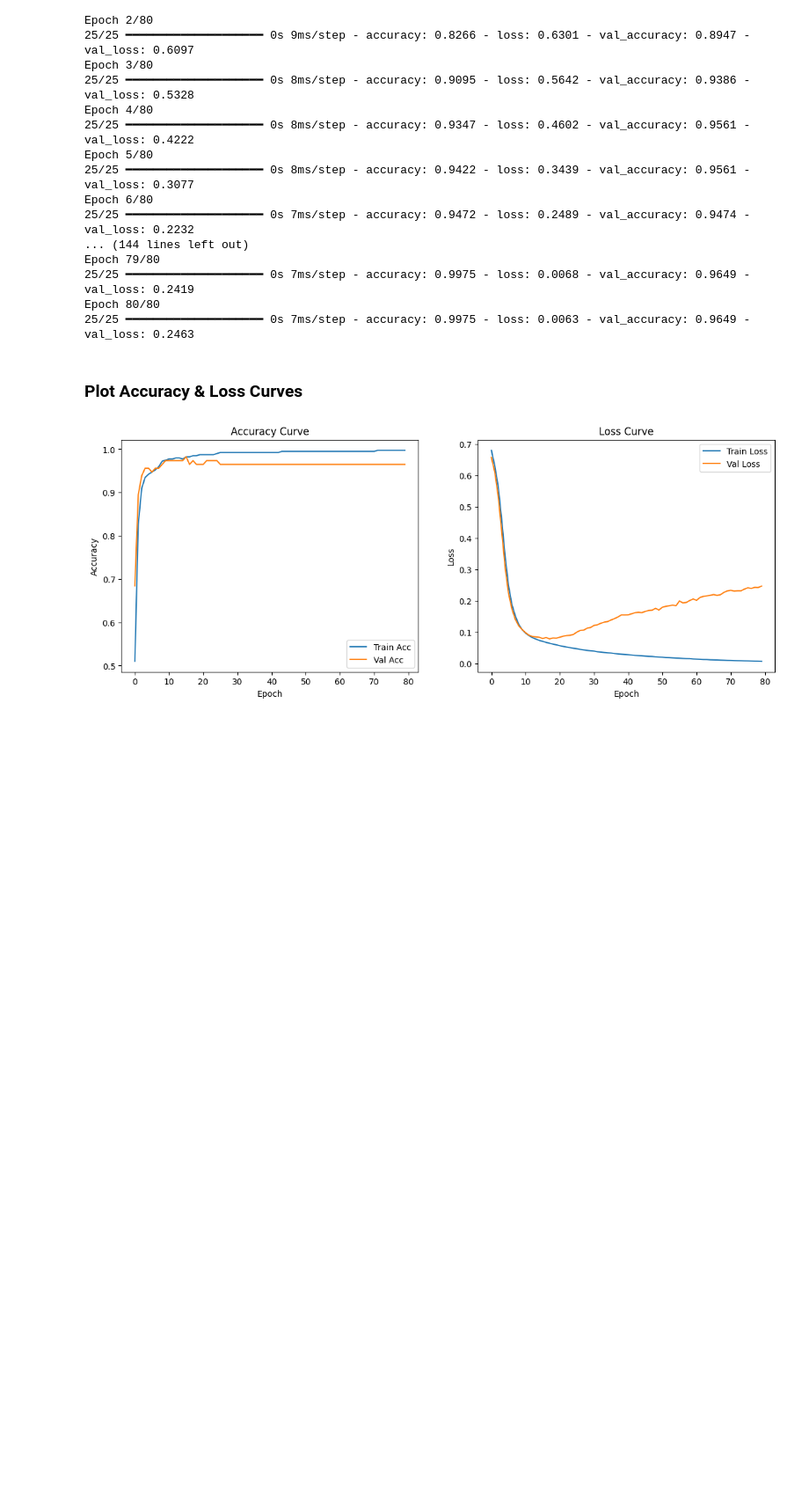
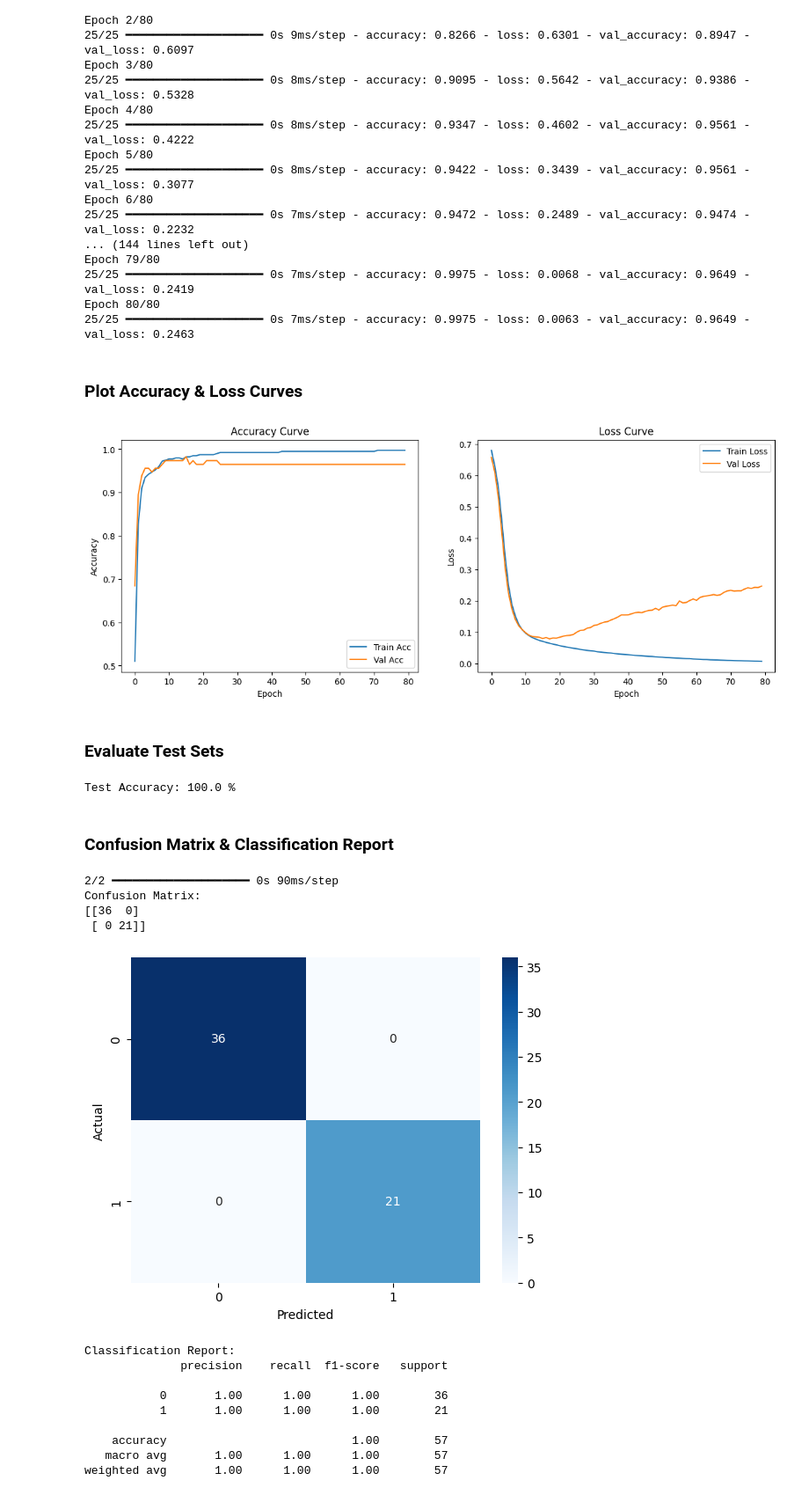
Before and after one commit to Ivan35jr/CSC3034---Artificial-Neural-Network-ANN-on-Real-World-Dataset, a Jupyter notebook: ANN_Dataset.ipynb, the cells around one changed output. Shown: that part at 88% size. Saved outputs shown, nothing was run; the diff lists cells and outputs as text; code cells hidden in the pictures; blank space fills up the shorter version.

Commit message:
Evaluate Tests and Generate Reports

```diff
--- a/ANN_Dataset.ipynb
+++ b/ANN_Dataset.ipynb
@@ -216,3 +216,41 @@ plt.legend()
 plt.show()
 # %% [output]
 [figure]
+# %% [markdown]
+### Evaluate Test Sets
+# %%
+test_loss, test_accuracy = model.evaluate(X_test, y_test, verbose=0)
+print("Test Accuracy:", round(test_accuracy * 100, 2), "%")
+# %% [output]
+Test Accuracy: 100.0 %
+# %% [markdown]
+### Confusion Matrix & Classification Report
+# %%
+y_pred = (model.predict(X_test) > 0.5).astype("int32")
+
+cm = confusion_matrix(y_test, y_pred)
+print("Confusion Matrix:")
+print(cm)
+
+sns.heatmap(cm, annot=True, fmt="d", cmap="Blues")
+plt.xlabel("Predicted")
+plt.ylabel("Actual")
+plt.show()
+
+print("\nClassification Report:")
+print(classification_report(y_test, y_pred))
+# %% [output]
+2/2 ━━━━━━━━━━━━━━━━━━━━ 0s 90ms/step
+Confusion Matrix:
+[[36  0]
+ [ 0 21]]
+[figure, added]
+Classification Report:
+              precision    recall  f1-score   support
+
+           0       1.00      1.00      1.00        36
+           1       1.00      1.00      1.00        21
+
+    accuracy                           1.00        57
+   macro avg       1.00      1.00      1.00        57
+weighted avg       1.00      1.00      1.00        57
```
